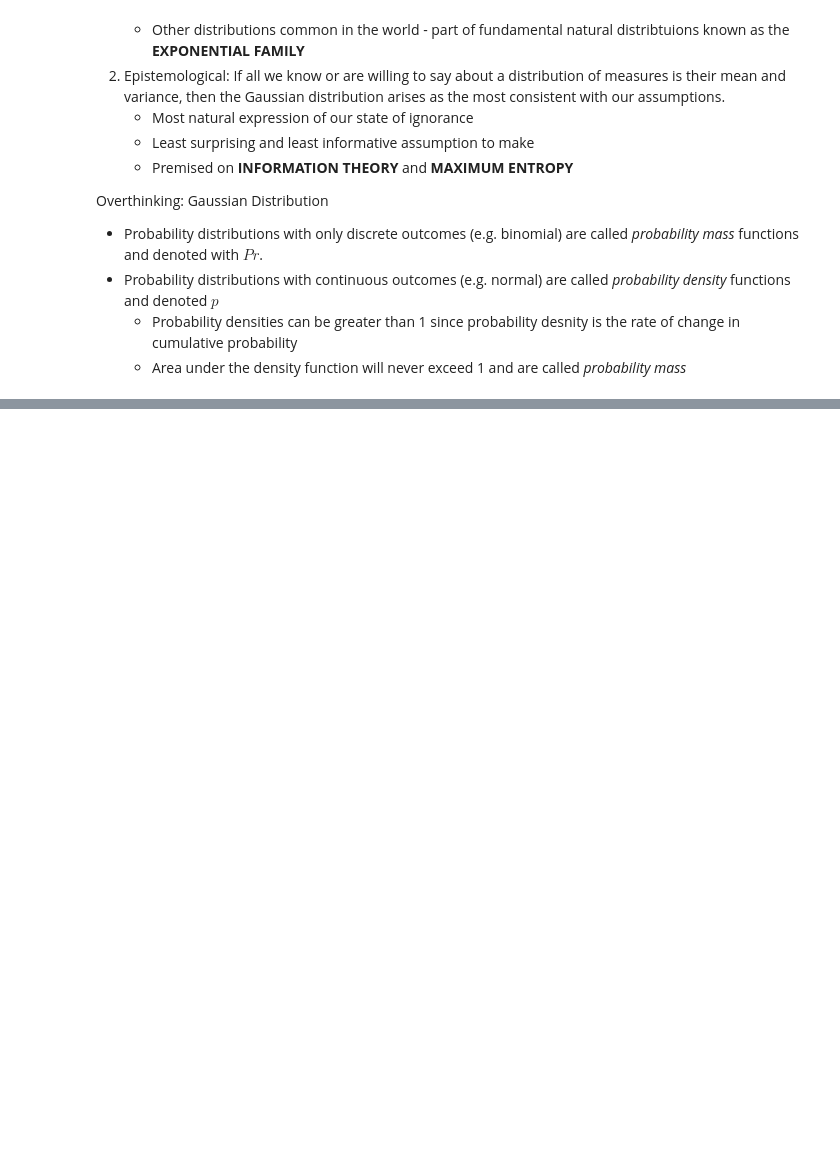
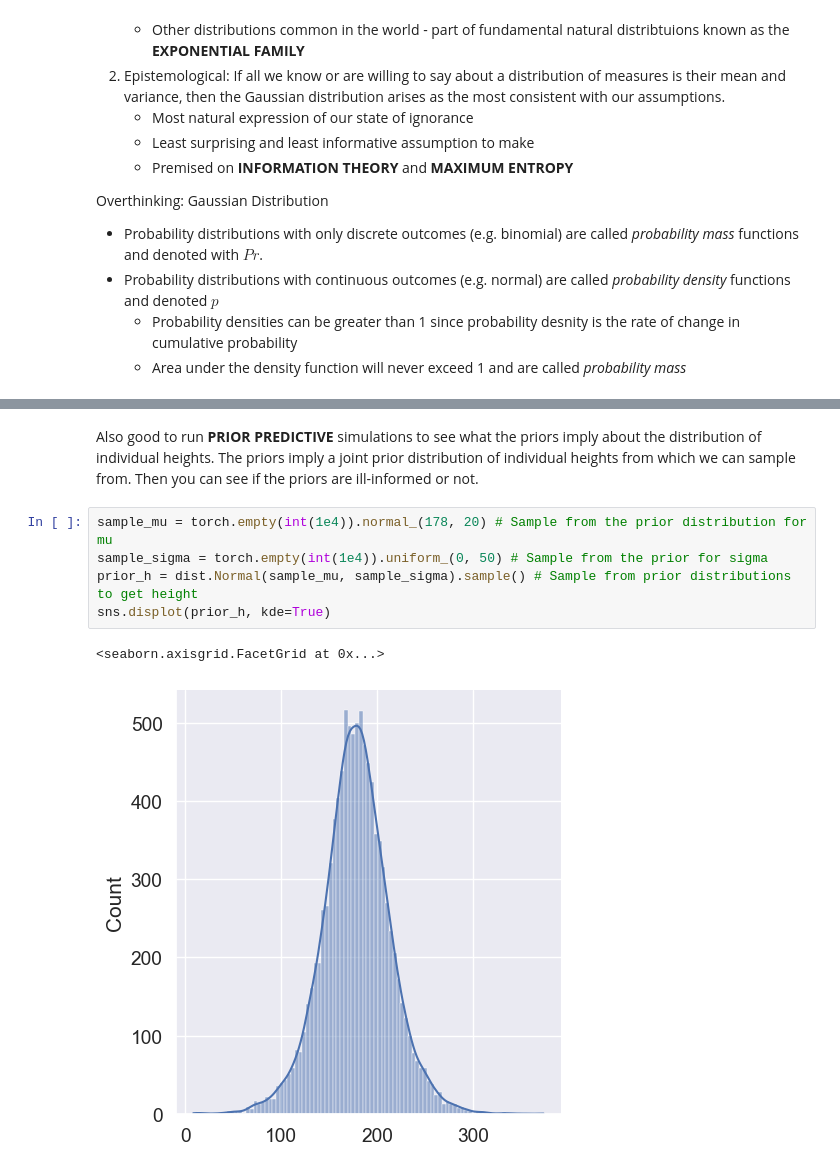
Before and after one commit to trevorjwilli/SRBayesianPyro, a Jupyter notebook: notebooks/chapter_4_notes.ipynb, the cells around one changed output, grey strips where cells are left out. Cells and saved outputs as stored; diff of their text form; blank space fills up the shorter version.

```diff
--- a/notebooks/chapter_4_notes.ipynb
+++ b/notebooks/chapter_4_notes.ipynb
@@ -145,0 +233,10 @@ A stochastic relationship is just a mpaping of a variable or parameter onto a di
+# %% [markdown]
+Also good to run **PRIOR PREDICTIVE** simulations to see what the priors imply about the distribution of individual heights. The priors imply a joint prior distribution of individual heights from which we can sample from. Then you can see if the priors are ill-informed or not.
+# %%
+sample_mu = torch.empty(int(1e4)).normal_(178, 20) # Sample from the prior distribution for mu
+sample_sigma = torch.empty(int(1e4)).uniform_(0, 50) # Sample from the prior for sigma
+prior_h = dist.Normal(sample_mu, sample_sigma).sample() # Sample from prior distributions to get height
+sns.displot(prior_h, kde=True)
+# %% [output]
+<seaborn.axisgrid.FacetGrid at 0x...>
+[figure, added]
```
Also changed, not shown: parts of 20 cells of this notebook.
